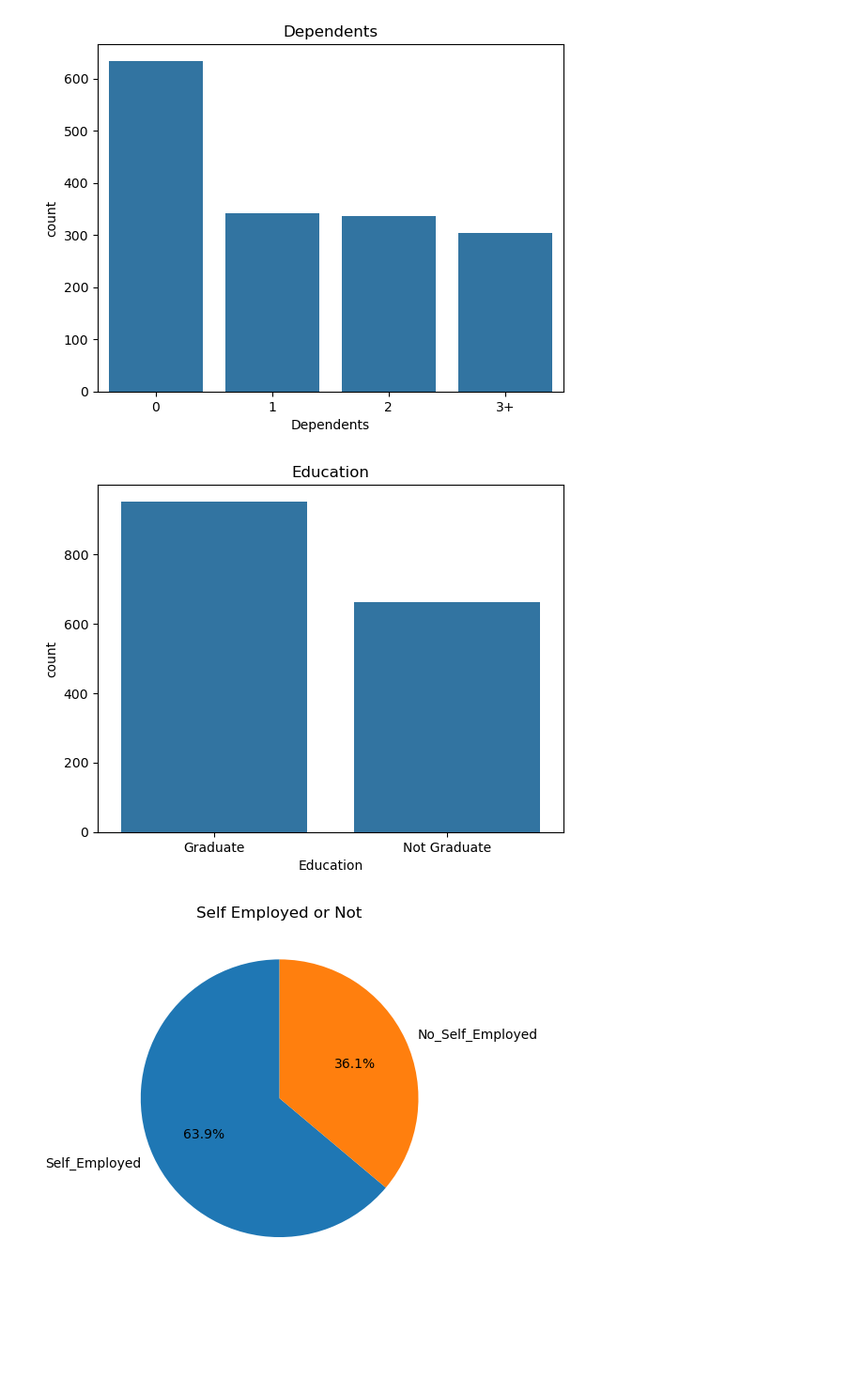
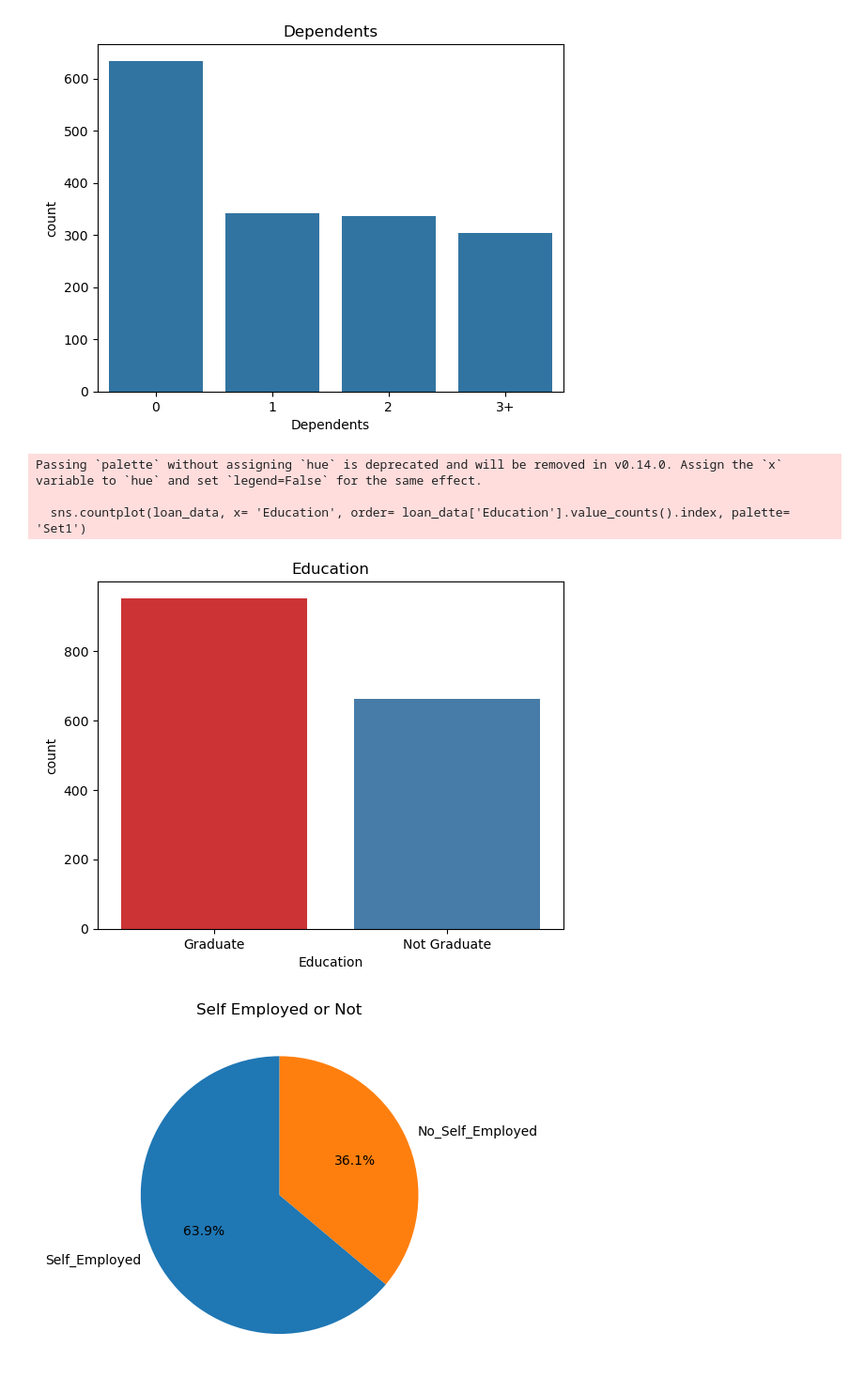
Before and after one commit to syed-muhammad-abdullah264/Python-Assignment, a Jupyter notebook: Data_Analysis.ipynb, the cells around one changed output. Shown at 94% size. Drawn from its saved outputs; the diff is of its cells as text; code cells hidden in the pictures; blank space fills up the shorter version.

```diff
--- a/Data_Analysis.ipynb
+++ b/Data_Analysis.ipynb
@@ -314,11 +314,14 @@ plt.show()
 # %% [output]
 [figure]
 # %%
-sns.countplot(loan_data, x= 'Education', order= loan_data['Education'].value_counts().index)
+sns.countplot(loan_data, x= 'Education', order= loan_data['Education'].value_counts().index, palette= 'Set1')
 plt.title("Education")
 plt.show()
 # %% [output]
+Passing `palette` without assigning `hue` is deprecated and will be removed in v0.14.0. Assign the `x` variable to `hue` and set `legend=False` for the same effect.
+
+  sns.countplot(loan_data, x= 'Education', order= loan_data['Education'].value_counts().index, palette= 'Set1')
-[figure, old version]
+[figure, new version]
 # %%
 plt.pie(loan_data.Self_Employed.value_counts(), labels= ['Self_Employed', 'No_Self_Employed'],
        autopct= '%1.1f%%', startangle= 90)
```
Also changed, not shown: parts of 41 cells of this notebook.
